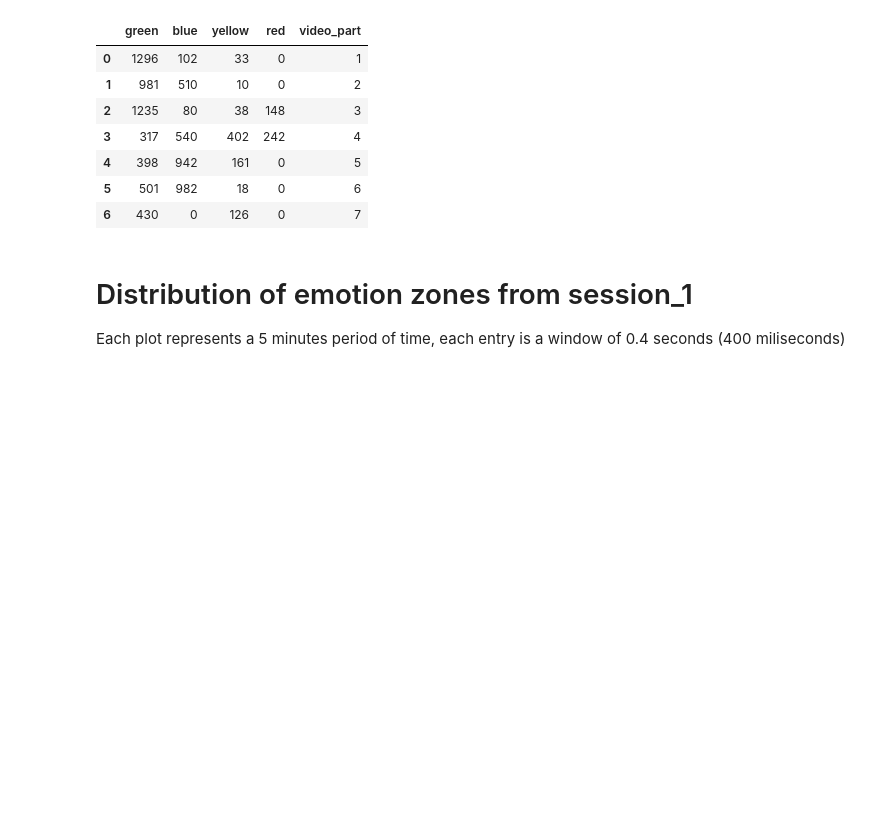
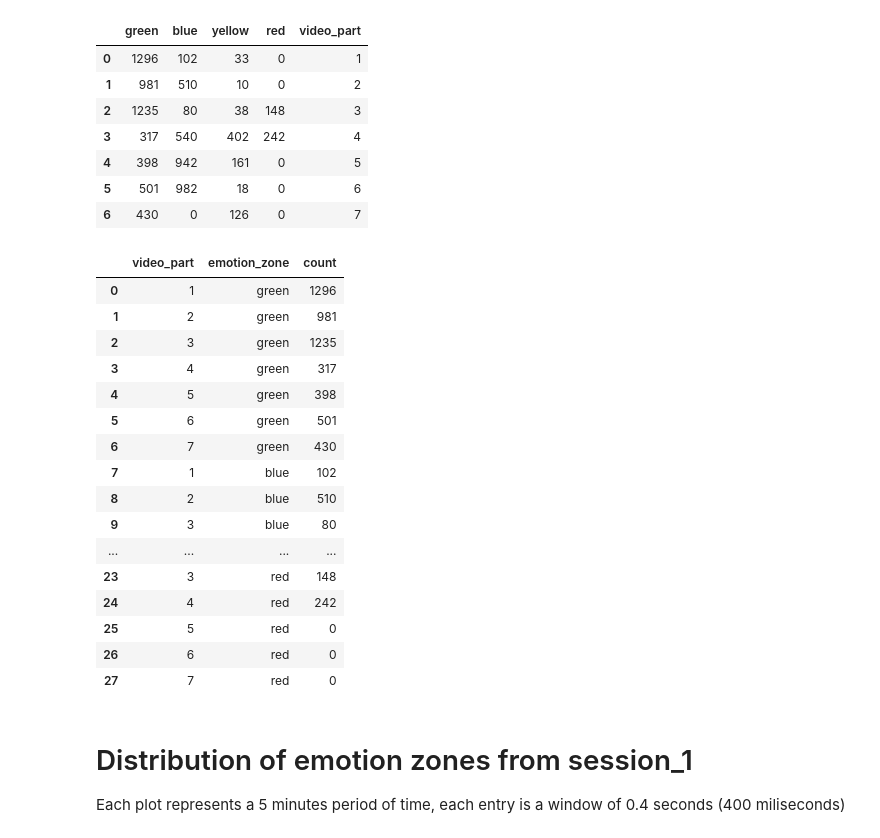
Before and after one commit to annanda/calmed_dataset_statistics, a Jupyter notebook: Dataset Analysis.ipynb, the cells around one changed output. Drawn from its saved outputs; the diff is of its cells as text; code cells hidden in the pictures; blank space fills up the shorter version.

```diff
--- a/Dataset Analysis.ipynb
+++ b/Dataset Analysis.ipynb
@@ -57,6 +57,26 @@ df
 | 4 | 398 | 942 | 161 | 0 | 5 |
 | 5 | 501 | 982 | 18 | 0 | 6 |
 | 6 | 430 | 0 | 126 | 0 | 7 |
+# %%
+df.melt("video_part", var_name="emotion_zone", value_name='count')
+# %% [output]
+|  | video_part | emotion_zone | count |
+| 0 | 1 | green | 1296 |
+| 1 | 2 | green | 981 |
+| 2 | 3 | green | 1235 |
+| 3 | 4 | green | 317 |
+| 4 | 5 | green | 398 |
+| 5 | 6 | green | 501 |
+| 6 | 7 | green | 430 |
+| 7 | 1 | blue | 102 |
+| 8 | 2 | blue | 510 |
+| 9 | 3 | blue | 80 |
+| ... | ... | ... | ... |
+| 23 | 3 | red | 148 |
+| 24 | 4 | red | 242 |
+| 25 | 5 | red | 0 |
+| 26 | 6 | red | 0 |
+| 27 | 7 | red | 0 |
 # %% [markdown]
 # Distribution of emotion zones from session_1
 
```
Also changed, not shown: parts of 1 cell of this notebook.
